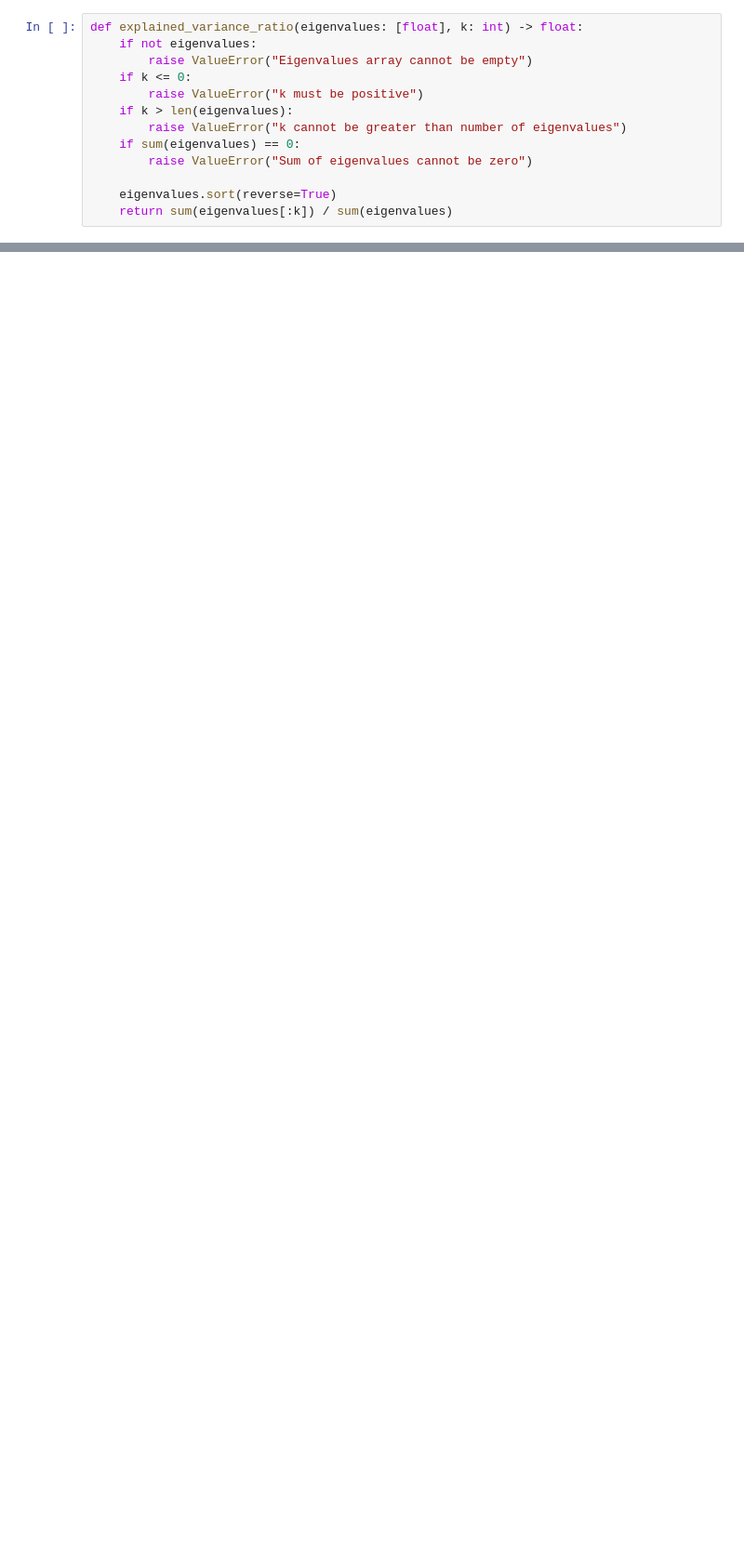
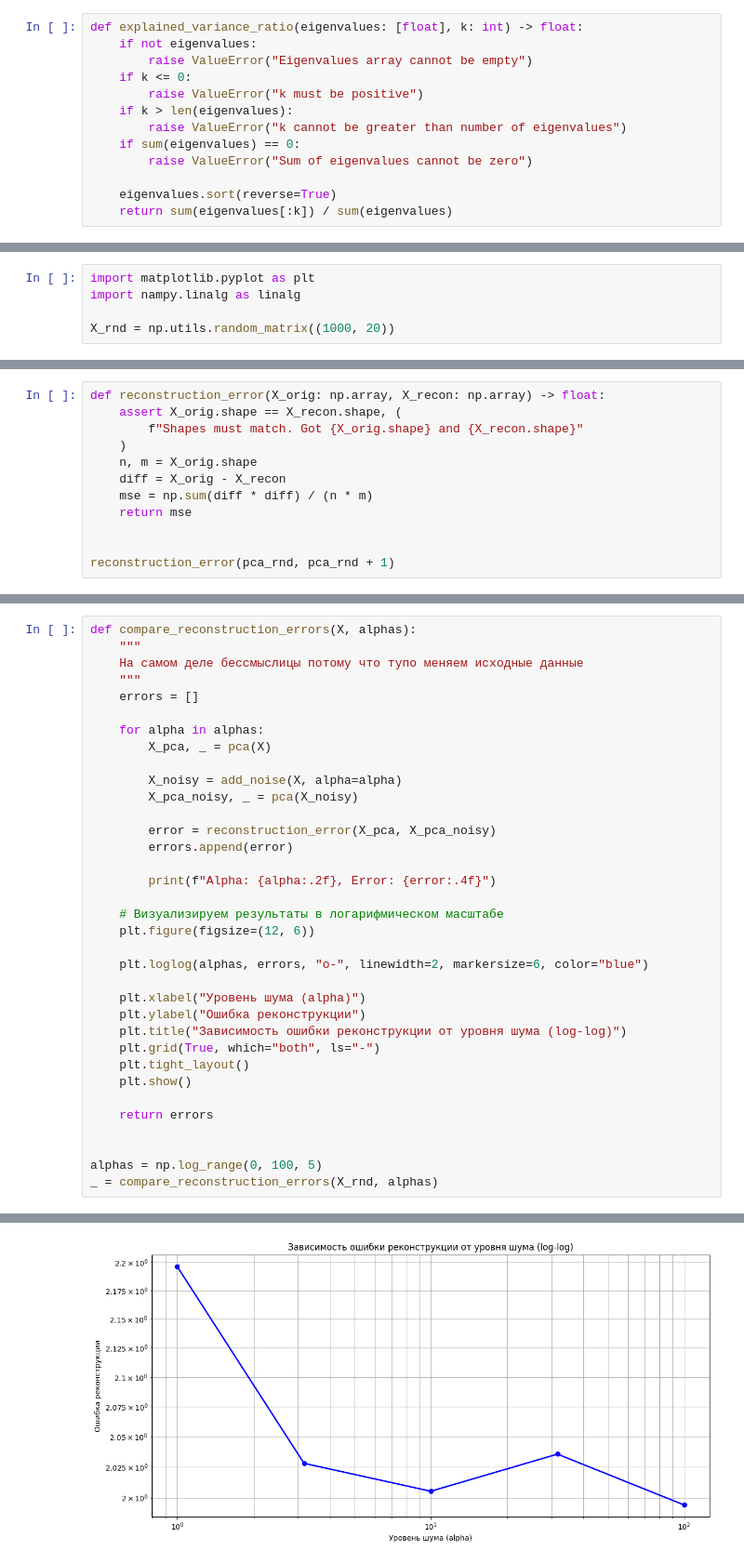
Before and after one commit to naereni/LinAlg-PCA, a Jupyter notebook: lab1.ipynb, the cells around one changed output, grey strips where cells are left out. Shown at 93% size. Drawn from its saved outputs; the diff is of its cells as text; blank space fills up the shorter version.

```diff
--- a/lab1.ipynb
+++ b/lab1.ipynb
@@ -451,0 +441,5 @@ def add_noise_and_compare(X: np.array, noise_level: float = 0.1):
+# %%
+import matplotlib.pyplot as plt
+import nampy.linalg as linalg
+
+X_rnd = np.utils.random_matrix((1000, 20))
@@ -451,0 +471,12 @@ def add_noise_and_compare(X: np.array, noise_level: float = 0.1):
+# %%
+def reconstruction_error(X_orig: np.array, X_recon: np.array) -> float:
+    assert X_orig.shape == X_recon.shape, (
+        f"Shapes must match. Got {X_orig.shape} and {X_recon.shape}"
+    )
+    n, m = X_orig.shape
+    diff = X_orig - X_recon
+    mse = np.sum(diff * diff) / (n * m)
+    return mse
+
+
+reconstruction_error(pca_rnd, pca_rnd + 1)
@@ -451,0 +511,36 @@ def add_noise_and_compare(X: np.array, noise_level: float = 0.1):
+# %%
+def compare_reconstruction_errors(X, alphas):
+    """
+    На самом деле бессмыслицы потому что тупо меняем исходные данные
+    """
+    errors = []
+
+    for alpha in alphas:
+        X_pca, _ = pca(X)
+
+        X_noisy = add_noise(X, alpha=alpha)
+        X_pca_noisy, _ = pca(X_noisy)
+
+        error = reconstruction_error(X_pca, X_pca_noisy)
+        errors.append(error)
+
+        print(f"Alpha: {alpha:.2f}, Error: {error:.4f}")
+
+    # Визуализируем результаты в логарифмическом масштабе
+    plt.figure(figsize=(12, 6))
+
+    plt.loglog(alphas, errors, "o-", linewidth=2, markersize=6, color="blue")
+
+    plt.xlabel("Уровень шума (alpha)")
+    plt.ylabel("Ошибка реконструкции")
+    plt.title("Зависимость ошибки реконструкции от уровня шума (log-log)")
+    plt.grid(True, which="both", ls="-")
+    plt.tight_layout()
+    plt.show()
+
+    return errors
+
+
+alphas = np.log_range(0, 100, 5)
+_ = compare_reconstruction_errors(X_rnd, alphas)
+# %% [output]
@@ -451,0 +552 @@ def add_noise_and_compare(X: np.array, noise_level: float = 0.1):
+[figure, added]
```
Also changed, not shown: parts of 32 cells of this notebook, 15 other files.
